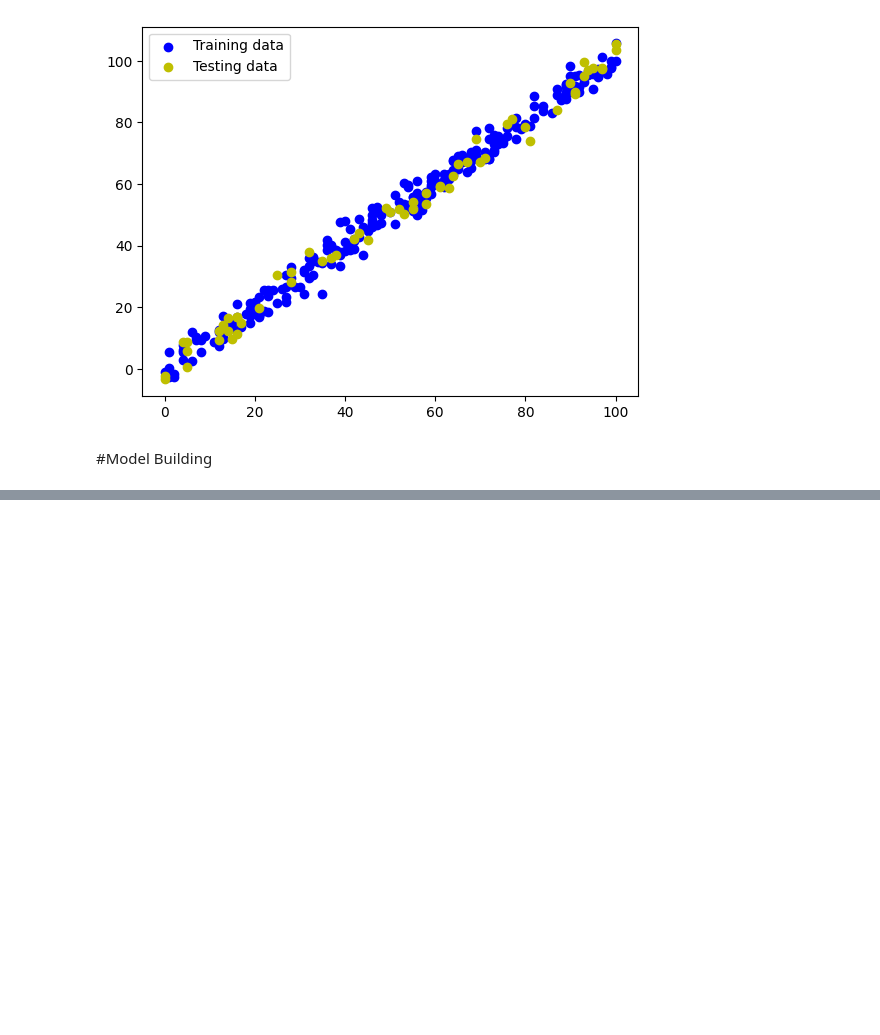
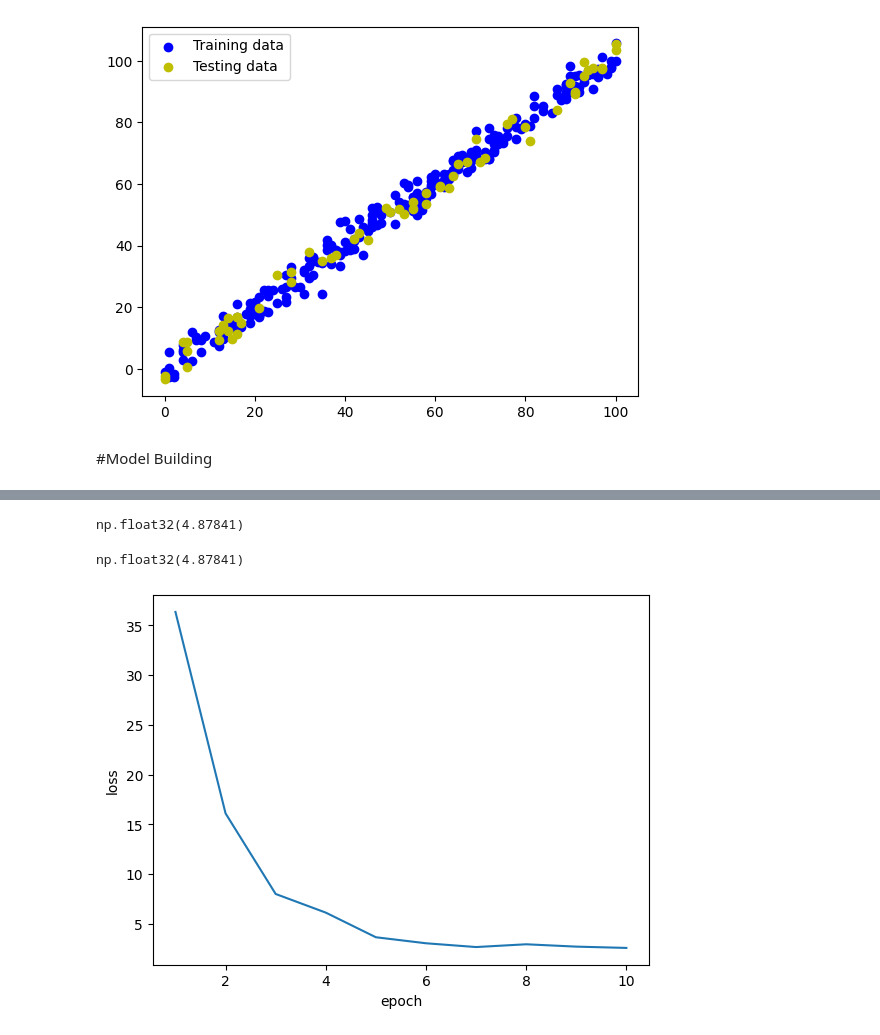
Before and after one commit to Ashan-TUF/Regression_with_TensorFlow, a Jupyter notebook: Regression_with_TensorFlow.ipynb, the cells around one changed output, grey strips where cells are left out. Saved outputs shown, nothing was run; the diff lists cells and outputs as text; code cells hidden in the pictures; blank space fills up the shorter version.

```diff
--- a/Regression_with_TensorFlow.ipynb
+++ b/Regression_with_TensorFlow.ipynb
@@ -117,0 +200,25 @@ model = tf.keras.Sequential([
+# %%
+# Using MAE (Mean Absolute Error)
+mae_metric = tf.keras.metrics.MeanAbsoluteError()
+mae_metric.update_state(y_test, tf.squeeze(y_predictions))
+mae = mae_metric.result().numpy()
+mae
+# %% [output]
+np.float32(4.87841)
+# %%
+# Using MSE (Mean Squared Error)
+mse_metric = tf.keras.metrics.MeanSquaredError()
+mse_metric.update_state(y_test, tf.squeeze(y_predictions))
+mse = mse_metric.result().numpy()
+mae
+# %% [output]
+np.float32(4.87841)
+# %%
+x_range = range(1, epoch_number +1)
+loss = history.history['loss']
+plt.plot(x_range, loss)
+plt.xlabel('epoch')
+plt.ylabel('loss')
+plt.show()
+# %% [output]
+[figure, added]
```
Also changed, not shown: parts of 8 cells of this notebook.
